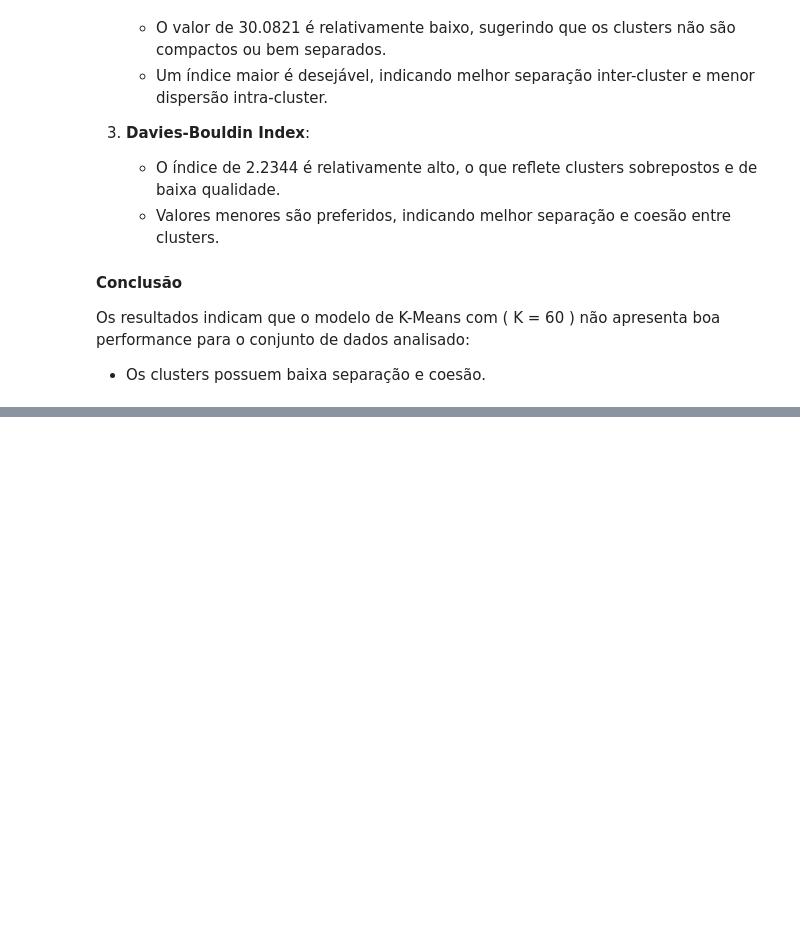
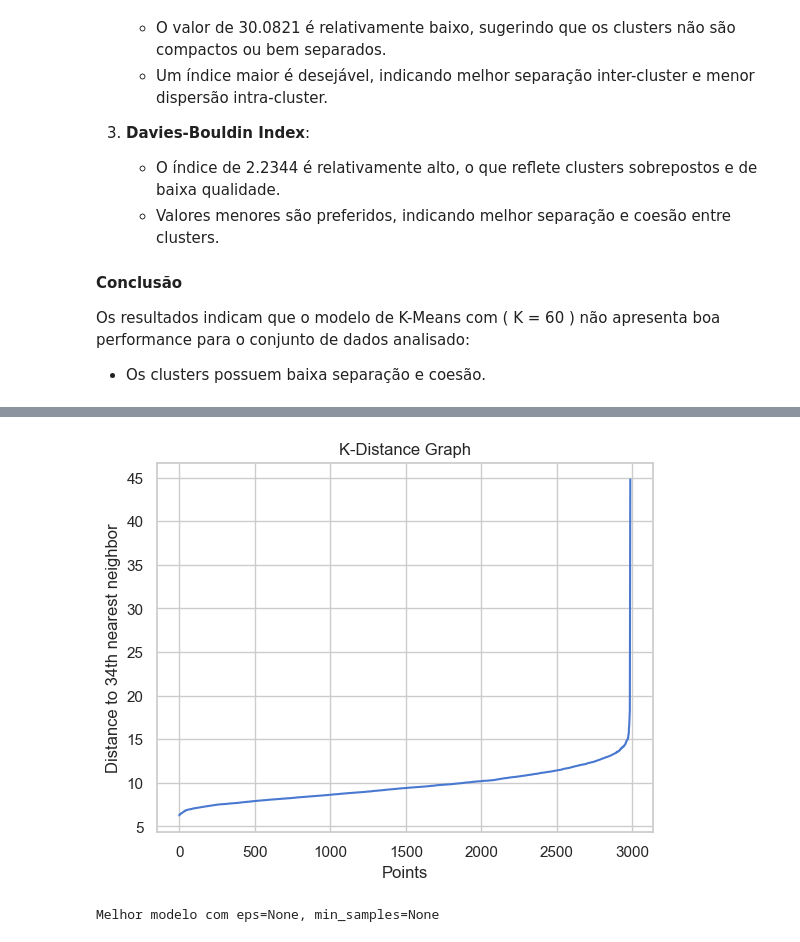
Before and after one commit to EricRLeao1311/INF1038---APRENDIZADO-AUTOMATICO, a Jupyter notebook: genre_clustering.ipynb, the cells around one changed output, grey strips where cells are left out. Cells and saved outputs as stored; diff of their text form; code cells hidden in the pictures; blank space fills up the shorter version.

Commit message:
Adicionando alguns métodos avançados de clustering.

```diff
--- a/genre_clustering.ipynb
+++ b/genre_clustering.ipynb
@@ -2027,0 +2035,58 @@ Os resultados indicam que o modelo de K-Means com \( K = 60 \) não apresenta bo
+# %%
+from sklearn.cluster import DBSCAN
+from sklearn.metrics import silhouette_score, calinski_harabasz_score, davies_bouldin_score
+import matplotlib.pyplot as plt
+
+eps_values = [1000, 2000, 3000, 4000, 2800]
+min_samples_values = [40,50,60,70,80,90,100,500,1000]
+
+best_score = -1
+best_eps = None
+best_min_samples = None
+
+scaler = StandardScaler()
+data_scaled = scaler.fit_transform(data)
+
+from sklearn.neighbors import NearestNeighbors
+neighbors = NearestNeighbors(n_neighbors=34)
+neighbors.fit(data_scaled)
+distances, indices = neighbors.kneighbors(data_scaled)
+distances = np.sort(distances[:, -1], axis=0)
+
+plt.plot(distances)
+plt.title('K-Distance Graph')
+plt.xlabel('Points')
+plt.ylabel('Distance to 34th nearest neighbor')
+plt.show()
+
+
+for eps in eps_values:
+    for min_samples in min_samples_values:
+        dbscan = DBSCAN(eps=eps, min_samples=min_samples)
+        labels = dbscan.fit_predict(data_scaled)
+
+        unique_labels = set(labels)
+        # Avaliar a qualidade dos clusters
+        if len(set(labels)) > 1:  # Ignorar casos com apenas um cluster
+            silhouette = silhouette_score(data, labels)
+            ch_index = calinski_harabasz_score(data, labels)
+            db_index = davies_bouldin_score(data, labels)
+            num_clusters = len(set(labels)) - (1 if -1 in labels else 0)
+
+            print(f"eps={eps}, min_samples={min_samples} -> "
+          f"Silhouette: {silhouette:.4f}, "
+          f"Calinski-Harabasz: {ch_index:.4f}, "
+          f"Davies-Bouldin: {db_index:.4f}, "
+          f"Number of clusters: {num_clusters}")
+
+
+            # Escolher a melhor combinação de parâmetros
+            if silhouette > best_score:
+                best_score = silhouette
+                best_eps = eps
+                best_min_samples = min_samples
+
+print(f"Melhor modelo com eps={best_eps}, min_samples={best_min_samples}")
+# %% [output]
+[figure, added]
+Melhor modelo com eps=None, min_samples=None
```
Also changed, not shown: parts of 28 cells of this notebook.
